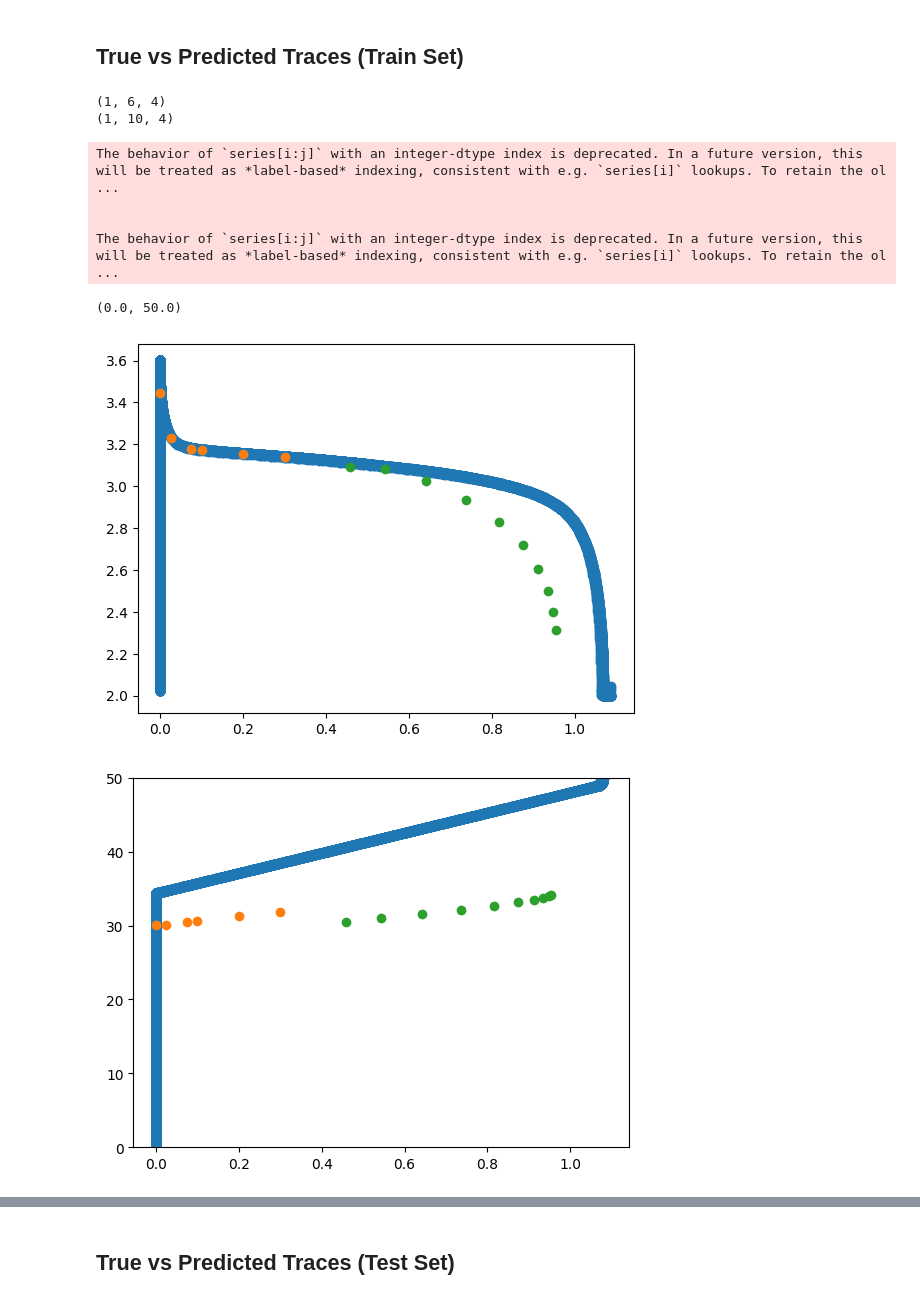
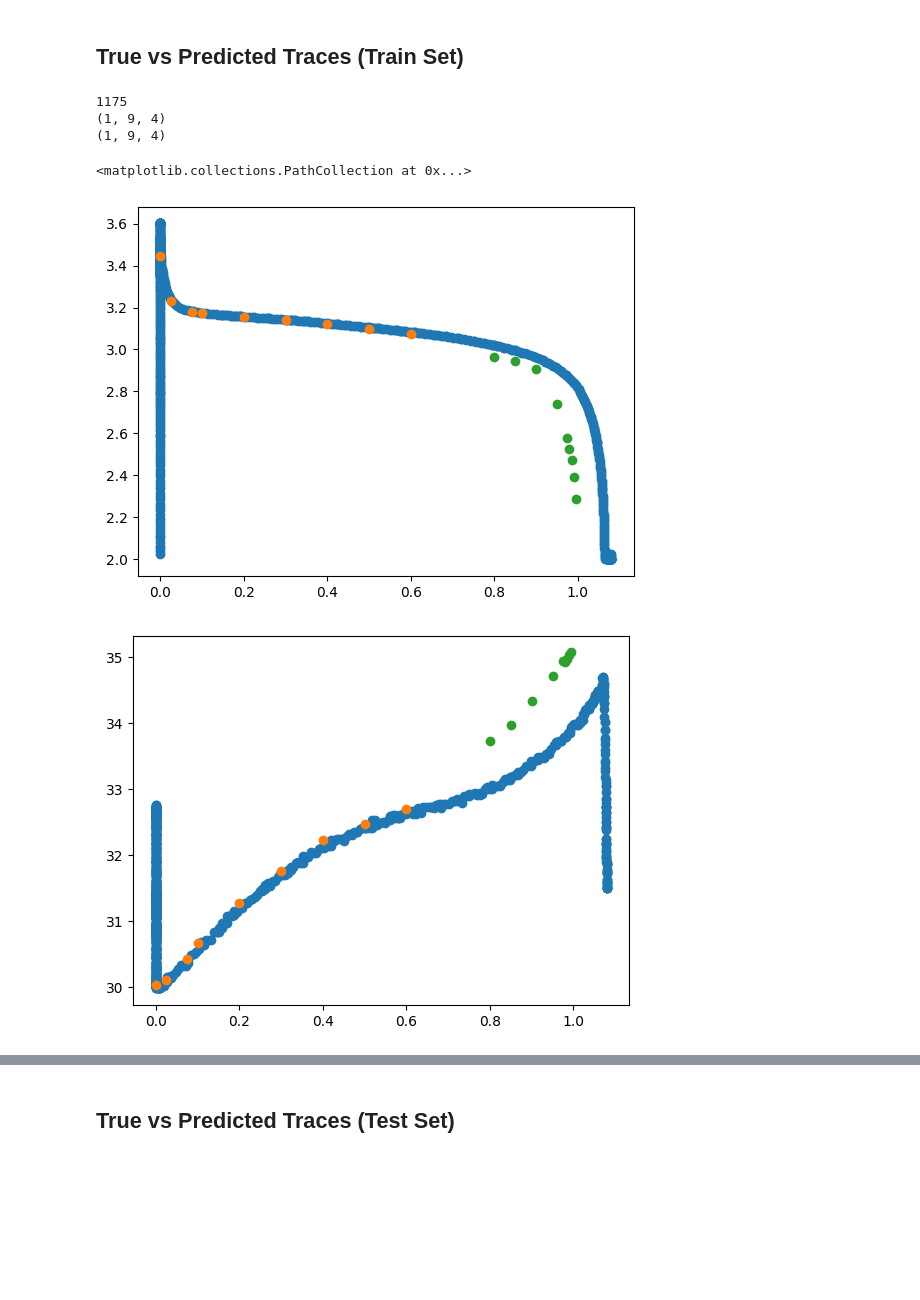
Before and after one commit to amalss18/10701-mvf-bto, a Jupyter notebook: src/mvf_bto/Model_training_autoregression.ipynb, the cells around one changed output, grey strips where cells are left out. Drawn from its saved outputs; the diff is of its cells as text; code cells hidden in the pictures; blank space fills up the shorter version.

Commit message:
Got training case running

```diff
--- a/src/mvf_bto/Model_training_autoregression.ipynb
+++ b/src/mvf_bto/Model_training_autoregression.ipynb
@@ -32,7 +32,7 @@ train_split = 0.7
 test_split = 0.2
 # by default uses validation_split = 1 - (train_split + test_split)
 # %%
-datasets = create_discharge_inputs(data, train_split, test_split, forecast_horizon=10, history_window=7)
+datasets = create_discharge_inputs(data, train_split, test_split, forecast_horizon=9, history_window=10)
 # Q_eval = np.linspace(0, 1,
 # %% [output]
  Data for cell b1c3 is corrupted. Skipping cell.
@@ -58,4 +58,4 @@ print(datasets["y_train"].shape)
 # model = BaselineLSTM(batch_input_shape=batch_input_shape, n_outputs=n_outputs, nf_steps=nf_steps)
 from mvf_bto.models.baseline_lstm import BaselineLSTM, LSTMAutoregression
 
-model = LSTMAutoregression(n_outputs=n_outputs, out_steps=10)
+model = LSTMAutoregression(n_outputs=n_outputs, out_steps=9)
@@ -62,5 +68,11 @@ model = LSTMAutoregression(n_outputs=n_outputs, out_steps=10)
 # %%
-model.compile(optimizer="adam", loss="mse", metrics=[MeanSquaredError()])
+import tensorflow as tf
+def custom_loss(y_actual, y_pred):
+    # print(y_actual)
+    custom_loss = tf.square(y_actual[:, :, 0]-y_pred[:, :, 0]) + tf.square(y_actual[:, :, 2]-y_pred[:, :, 2])
+    return 0.5 * custom_loss
+
+model.compile(optimizer="adam", loss=custom_loss, metrics=[MeanSquaredError()])
 model.build(batch_input_shape)
 model.summary()
 es = EarlyStopping(
@@ -218,38 +234,49 @@ train_cell_ids = list(datasets['original_train']['Cell'].unique())
 test_cell_ids = list(datasets['original_test']['Cell'].unique())
 val_cell_ids = list(datasets['original_val']['Cell'].unique())
 # %%
-input = datasets["X_train"][0:1]
+full_data_cycle_no = datasets['original_train'].Cycle
+print(max(full_data_cycle_no))
+
+cycle_plot = 1
+
+input = datasets["X_train"][cycle_plot-1:cycle_plot]
 print(input.shape)
 output = model.predict(input, verbose=0)
 print(output.shape)
 
 # print(datasets['original_train'].keys())
 full_data_V = datasets['original_train'].V
 full_data_Qd = datasets['original_train'].Qd
-full_data_T = datasets['original_train'].t
+full_data_T = datasets['original_train'].temp
 
+from constants import REFERENCE_DISCHARGE_CAPACITIES as Q_output
 # print(full_data)
 import matplotlib.pyplot as plt
 Q_input = input[0][:, 1]
-plt.scatter(full_data_Qd[:50000], full_data_V[:50000])
+# print(full_data_Qd[:20000])
+idx = full_data_cycle_no == cycle_plot
+# print(idx)
+# print(full_data_cycle_no)
+
+plt.scatter(full_data_Qd[idx], full_data_V[idx])
 plt.scatter(Q_input, input[0][:,2]*(VOLTAGE_MAX - VOLTAGE_MIN) + VOLTAGE_MIN)
-plt.scatter(output[0][:, 1], output[0][:, 2]*(VOLTAGE_MAX - VOLTAGE_MIN) + VOLTAGE_MIN)
+plt.scatter(Q_output[9:18], output[0][:, 2]*(VOLTAGE_MAX - VOLTAGE_MIN) + VOLTAGE_MIN)
+# print(output[0][:, 1], Q_output)
+# plt.scatter(Q_input[11:], output[0][:, 2]*(VOLTAGE_MAX - VOLTAGE_MIN) + VOLTAGE_MIN)
+
 
 plt.figure()
-plt.scatter(full_data_Qd[:50000], full_data_T[:50000])
-plt.scatter(Q_input, input[0][:,0]*(TEMPERATURE_MAX - TEMPERATURE_MIN) + TEMPERATURE_MIN)
-plt.scatter(output[0][:, 1], output[0][:, 0]*(TEMPERATURE_MAX - TEMPERATURE_MIN) + TEMPERATURE_MIN)
-plt.ylim(0, 50)
+plt.scatter(full_data_Qd[idx], full_data_T[idx])
+plt.scatter(Q_input, input[0][:, 0]*(TEMPERATURE_MAX - TEMPERATURE_MIN) + TEMPERATURE_MIN)
+plt.scatter(Q_output[9:18], output[0][:, 0]*(TEMPERATURE_MAX - TEMPERATURE_MIN) + TEMPERATURE_MIN)
+# plt.ylim(0, 50)
 # %% [output]
-(1, 6, 4)
-(1, 10, 4)
+1175
+(1, 9, 4)
+(1, 9, 4)
-The behavior of `series[i:j]` with an integer-dtype index is deprecated. In a future version, this will be treated as *label-based* indexing, consistent with e.g. `series[i]` lookups. To retain the ol ...
-
-
-The behavior of `series[i:j]` with an integer-dtype index is deprecated. In a future version, this will be treated as *label-based* indexing, consistent with e.g. `series[i]` lookups. To retain the ol ...
+<matplotlib.collections.PathCollection at 0x...>
-(0.0, 50.0)
-[figure, old version]
+[figure, new version]
-[figure, old version]
+[figure, new version]
 # %%
 skip = 500
 train_cell_id_idx = 0
```
Also changed, not shown: parts of 6 cells of this notebook.
